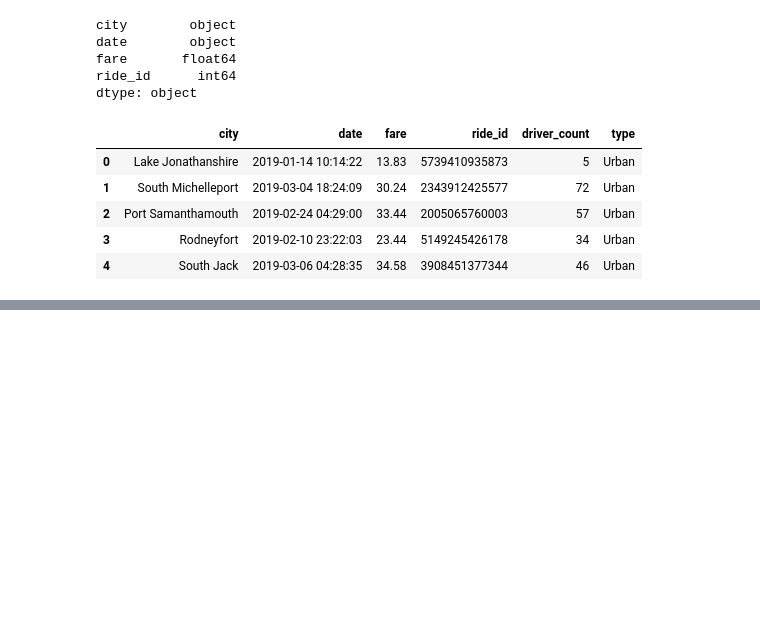
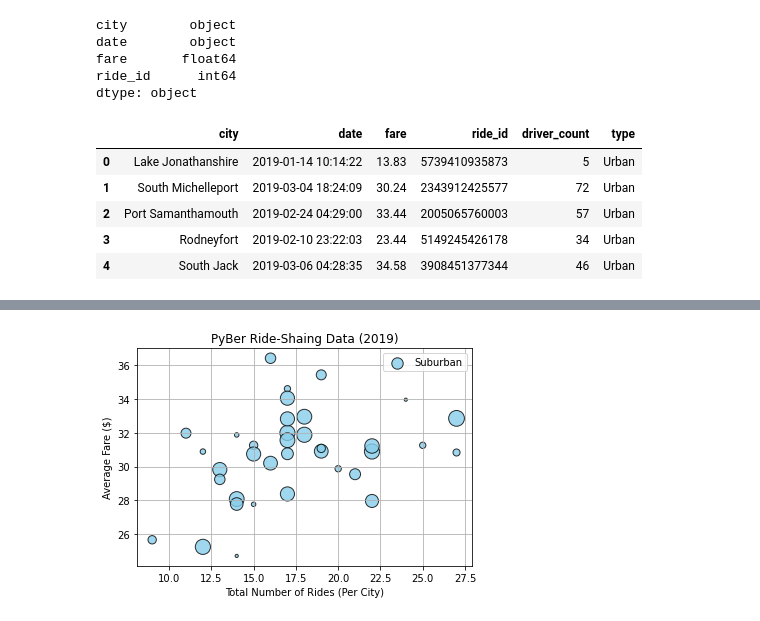
Before and after one commit to shubbyaluk/PyBer_Analysis, a Jupyter notebook: PyBer.ipynb, the cells around one changed output, grey strips where cells are left out. Cells and saved outputs as stored; diff of their text form; code cells hidden in the pictures; blank space fills up the shorter version.

```diff
--- a/PyBer.ipynb
+++ b/PyBer.ipynb
@@ -98,0 +110,4 @@ pyber_data_df.head()
+# %%
+#Create suburban cities dataframe:
+suburban_cities_df = pyber_data_df[pyber_data_df['type']=='Suburban']
+suburban_cities_df.head()
@@ -98,0 +144,4 @@ pyber_data_df.head()
+# %%
+#Get the number of rides for suburban cities
+suburban_ride_count = suburban_cities_df.groupby(['city']).count()['ride_id']
+suburban_ride_count.head()
@@ -98,0 +180,4 @@ pyber_data_df.head()
+# %%
+#Get average fare for each suburban city
+suburban_avg_fare = suburban_cities_df.groupby(['city']).mean()['fare']
+suburban_avg_fare.head()
@@ -98,0 +216,4 @@ pyber_data_df.head()
+# %%
+#Get the average number of drivers in each suburban city
+suburban_driver_count = suburban_cities_df.groupby(['city']).mean()['driver_count']
+suburban_driver_count.head()
@@ -98,0 +251,11 @@ pyber_data_df.head()
+# %%
+#Create the scatter plot for suburban cities
+plt.scatter(suburban_ride_count,suburban_avg_fare,label = 'Suburban',s=10*suburban_driver_count,color='skyblue',alpha=0.8,edgecolor = 'black',linewidths=1)
+plt.title('PyBer Ride-Shaing Data (2019)')
+plt.xlabel('Total Number of Rides (Per City)')
+plt.ylabel ('Average Fare ($)')
+plt.grid()
+plt.legend()
+plt.show()
+# %% [output]
+[figure, added]
```
Also changed, not shown: parts of 15 cells of this notebook, 1 other file.
